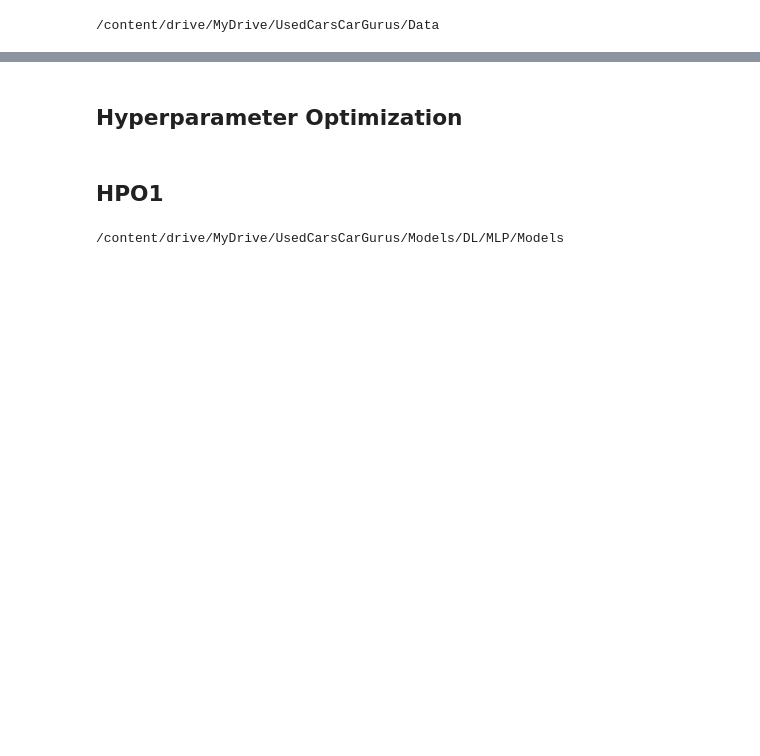
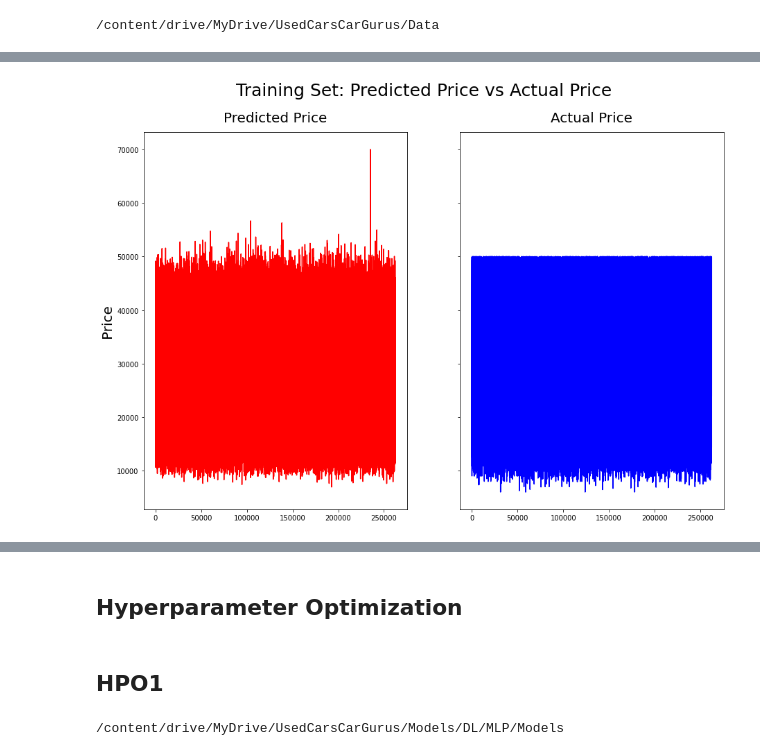
Before and after one commit to adataschultz/UsedCars_Prices, a Jupyter notebook: Models/DL/MLP/Notebooks_Scripts/MLP_HPO.ipynb, the cells around one changed output, grey strips where cells are left out. Cells and saved outputs as stored; diff of their text form; code cells hidden in the pictures; blank space fills up the shorter version.

```diff
--- a/Models/DL/MLP/Notebooks_Scripts/MLP_HPO.ipynb
+++ b/Models/DL/MLP/Notebooks_Scripts/MLP_HPO.ipynb
@@ -103,0 +231,7 @@ X_test = pd.DataFrame(sc.transform(X_test))
+# %%
+# Predict on train set
+pred_train = model.predict(X_train)
+
+# Convert predicted shape to data frame
+y_pred = pd.DataFrame(pred_train)
+y_pred.shape
@@ -103,0 +241,14 @@ X_test = pd.DataFrame(sc.transform(X_test))
+# %%
+# Graph predicted vs actual price in the train set
+plt.rcParams['agg.path.chunksize'] = 10000
+f, ((ax1), (ax2)) = plt.subplots(1, 2, figsize=(15,10), sharey=True)
+f.suptitle('Training Set: Predicted Price vs Actual Price',
+           fontsize=25)
+ax1.plot(y_pred, color='red')
+ax1.set_title('Predicted Price', pad=15, fontsize=20)
+ax1.set_ylabel('Price', fontsize=20)
+ax2.plot(y_train, color='blue')
+ax2.set_title('Actual Price', pad=15, fontsize=20)
+plt.show()
+# %% [output]
+[figure, added]
```
Also changed, not shown: parts of 44 cells of this notebook, 20 other files.
